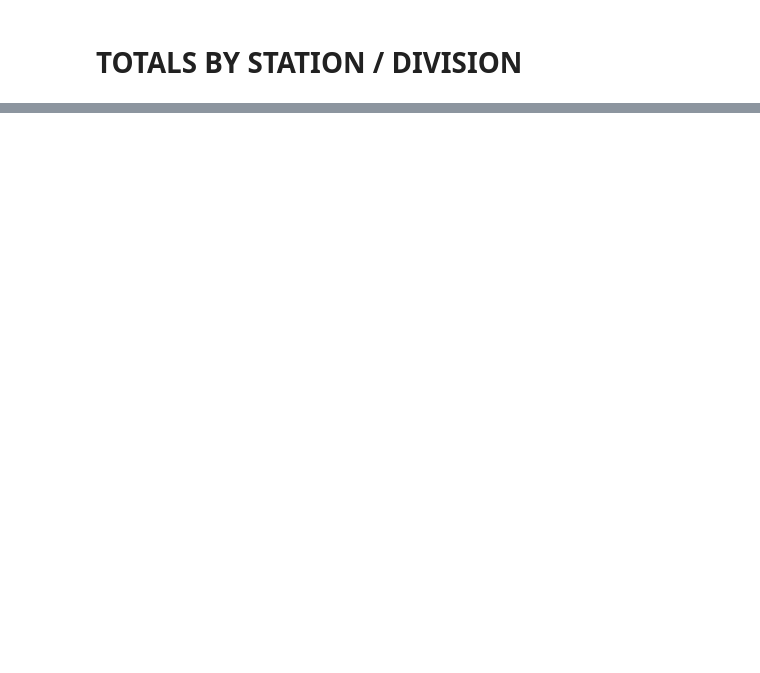
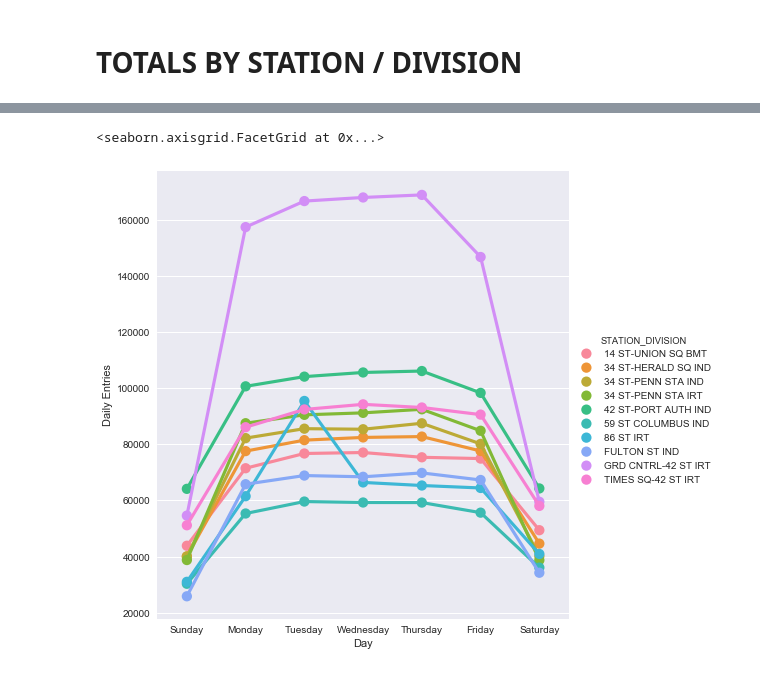
Before and after one commit to alfordlew/Project_1, a Jupyter notebook: 03_Explore_Data.ipynb, the cells around one changed output, grey strips where cells are left out. Saved outputs shown, nothing was run; the diff lists cells and outputs as text; code cells hidden in the pictures; blank space fills up the shorter version.

```diff
--- a/03_Explore_Data.ipynb
+++ b/03_Explore_Data.ipynb
@@ -97,0 +94,2 @@ totals_by_station.head(20)
+# %%
+top_10 = totals_by_station.head(10)
@@ -107,0 +119,7 @@ with open('mta_counts_total.pickle', 'wb') as to_write:
+# %%
+top_10_by_day = pd.merge(top_10,count_by_station, how = 'left', on = ['STATION','DIVISION'])
+# %%
+top10_avg_day = top_10_by_day.groupby(['STATION','DIVISION','NAME OF DAY']).mean()
+# %%
+top10_avg_day = top10_avg_day.drop(['WEEK NUMBER'],axis =1 , errors = 'ignore').reset_index()
+top10_avg_day.head()
@@ -107,0 +133,8 @@ with open('mta_counts_total.pickle', 'wb') as to_write:
+# %%
+sns.set()
+top10_avg_day['STATION_DIVISION'] = top10_avg_day['STATION']+' '+ top10_avg_day['DIVISION']
+fig = sns.factorplot(x='NAME OF DAY',y='DAILY COUNTS_y',hue ='STATION_DIVISION', size=7, data = top10_avg_day, order=['Sunday','Monday','Tuesday','Wednesday','Thursday','Friday','Saturday'])
+fig.set_axis_labels('Day','Daily Entries')
+# %% [output]
+<seaborn.axisgrid.FacetGrid at 0x...>
+[figure, added]
```
Also changed, not shown: parts of 6 cells of this notebook, 2 other files.
